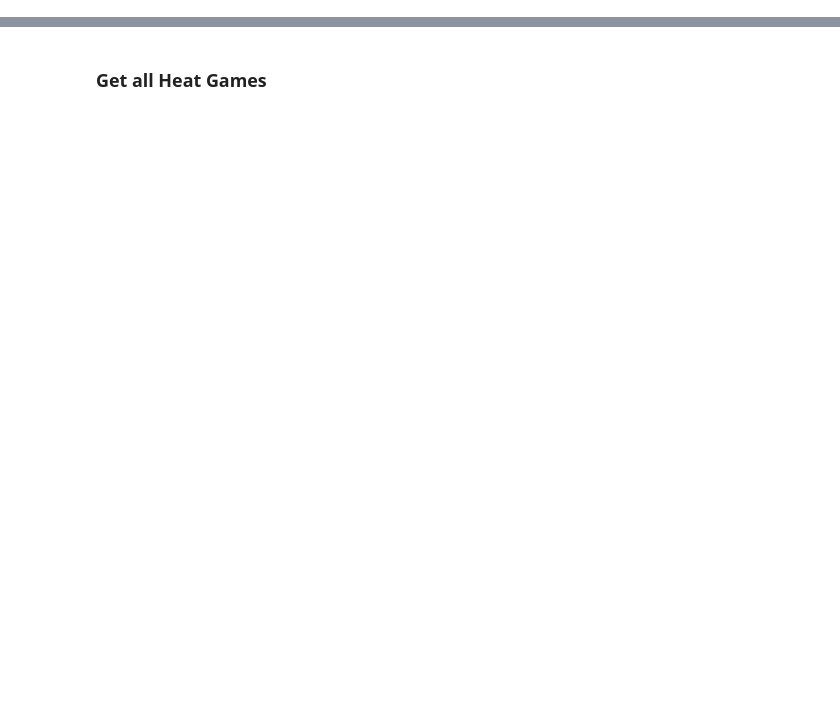
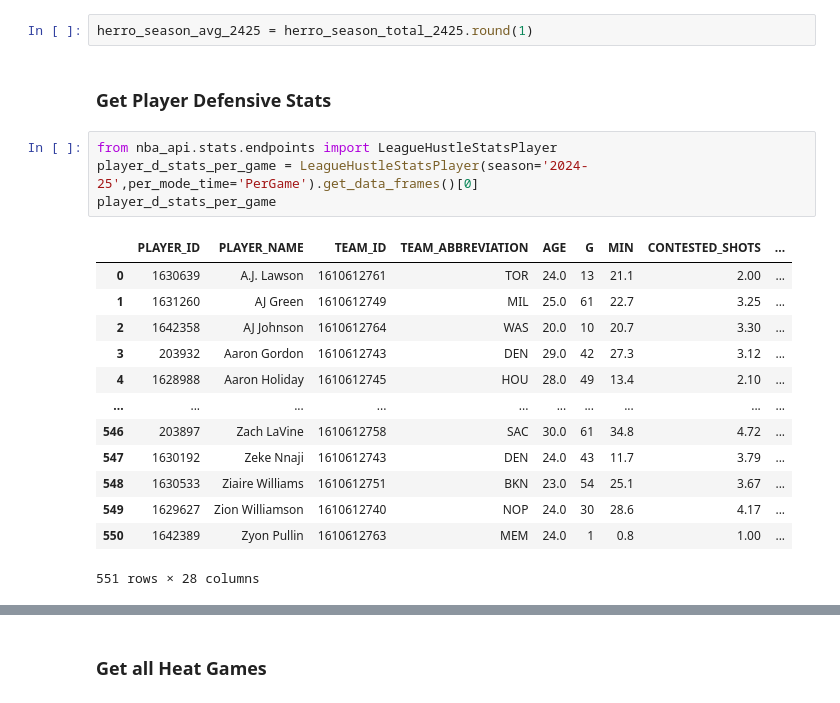
Before and after one commit to jochennn/player-prop-predictions, a Jupyter notebook: miami_heat_player_prop_predicting.ipynb, the cells around one changed output, grey strips where cells are left out. Cells and saved outputs as stored; diff of their text form; blank space fills up the shorter version.

```diff
--- a/miami_heat_player_prop_predicting.ipynb
+++ b/miami_heat_player_prop_predicting.ipynb
@@ -91,0 +146,22 @@ miami_heat_players
+# %%
+herro_season_avg_2425 = herro_season_total_2425.round(1)
+# %% [markdown]
+### Get Player Defensive Stats
+# %%
+from nba_api.stats.endpoints import LeagueHustleStatsPlayer
+player_d_stats_per_game = LeagueHustleStatsPlayer(season='2024-25',per_mode_time='PerGame').get_data_frames()[0]
+player_d_stats_per_game
+# %% [output]
+|  | PLAYER_ID | PLAYER_NAME | TEAM_ID | TEAM_ABBREVIATION | AGE | G | MIN | CONTESTED_SHOTS | ... |
+| 0 | 1630639 | A.J. Lawson | 1610612761 | TOR | 24.0 | 13 | 21.1 | 2.00 | ... |
+| 1 | 1631260 | AJ Green | 1610612749 | MIL | 25.0 | 61 | 22.7 | 3.25 | ... |
+| 2 | 1642358 | AJ Johnson | 1610612764 | WAS | 20.0 | 10 | 20.7 | 3.30 | ... |
+| 3 | 203932 | Aaron Gordon | 1610612743 | DEN | 29.0 | 42 | 27.3 | 3.12 | ... |
+| 4 | 1628988 | Aaron Holiday | 1610612745 | HOU | 28.0 | 49 | 13.4 | 2.10 | ... |
+| ... | ... | ... | ... | ... | ... | ... | ... | ... | ... |
+| 546 | 203897 | Zach LaVine | 1610612758 | SAC | 30.0 | 61 | 34.8 | 4.72 | ... |
+| 547 | 1630192 | Zeke Nnaji | 1610612743 | DEN | 24.0 | 43 | 11.7 | 3.79 | ... |
+| 548 | 1630533 | Ziaire Williams | 1610612751 | BKN | 23.0 | 54 | 25.1 | 3.67 | ... |
+| 549 | 1629627 | Zion Williamson | 1610612740 | NOP | 24.0 | 30 | 28.6 | 4.17 | ... |
+| 550 | 1642389 | Zyon Pullin | 1610612763 | MEM | 24.0 | 1 | 0.8 | 1.00 | ... |
+551 rows × 28 columns
```
Also changed, not shown: parts of 25 cells of this notebook.
